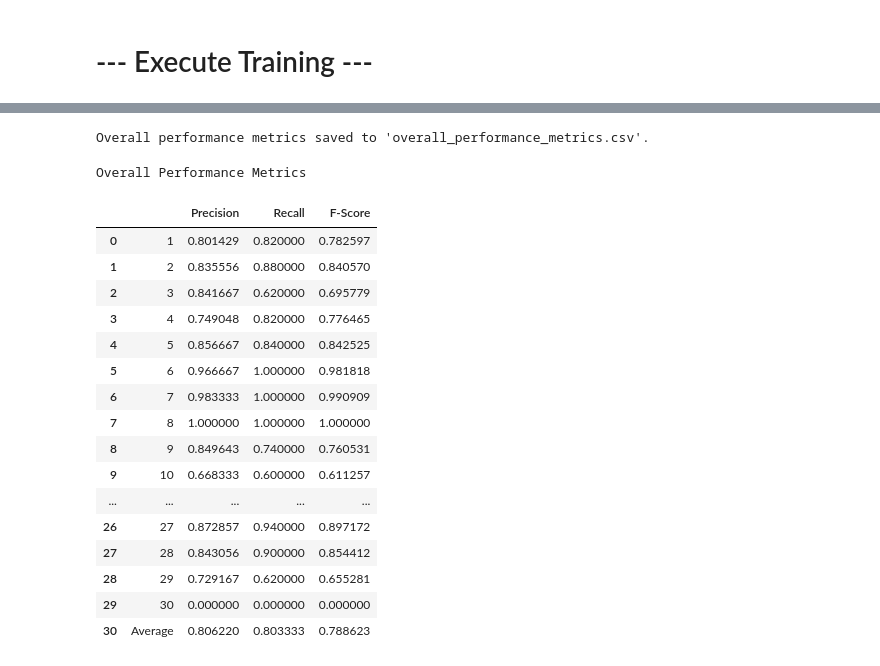
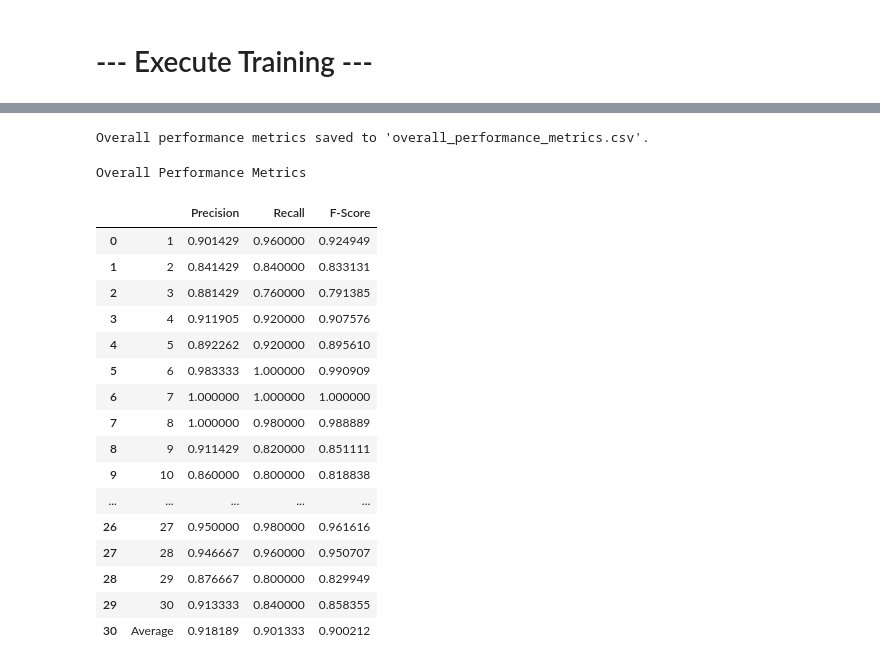
Before and after one commit to FEgebilge/SE4475-Text-Classification-for-Author-Identification, a Jupyter notebook: identification.ipynb, the cells around one changed output, grey strips where cells are left out. Saved outputs shown, nothing was run; the diff lists cells and outputs as text; code cells hidden in the pictures.

```diff
--- a/identification.ipynb
+++ b/identification.ipynb
@@ -369,45 +866,24 @@ def generate_overall_results(fold_metrics_dir, output_filename="overall_performa
-# %%
-
-def display_as_dataframe(aggregated_metrics):
-    """
-    Display the overall performance metrics as a clean DataFrame.
-
-    Args:
-        aggregated_metrics (pd.DataFrame): DataFrame containing overall performance metrics.
-    """
-    # Rename columns to match the teacher's format
-    aggregated_metrics = aggregated_metrics.rename(columns={"Class": " ", "Precision": "Precision", "Recall": "Recall", "F1-Score": "F-Score"})
-
-    # Display the DataFrame as is
-    display(aggregated_metrics.style.set_table_styles(
-        [{'selector': 'th', 'props': [('text-align', 'center'), ('font-weight', 'bold')]},
-         {'selector': 'td', 'props': [('text-align', 'center')]}]
-    ).set_caption("Overall Performance Metrics"))
-
-
-# Directory containing fold-level metrics
-fold_metrics_dir = "fold_metrics"
-
-overall_results = generate_overall_results(fold_metrics_dir, output_filename="overall_performance_metrics.csv")
-# Call the function to display
-display_as_dataframe(overall_results)
-# %% [output]
-Overall performance metrics saved to 'overall_performance_metrics.csv'.
-Overall Performance Metrics
-|  |  | Precision | Recall | F-Score |
-| 0 | 1 | 0.801429 | 0.820000 | 0.782597 |
-| 1 | 2 | 0.835556 | 0.880000 | 0.840570 |
-| 2 | 3 | 0.841667 | 0.620000 | 0.695779 |
-| 3 | 4 | 0.749048 | 0.820000 | 0.776465 |
-| 4 | 5 | 0.856667 | 0.840000 | 0.842525 |
-| 5 | 6 | 0.966667 | 1.000000 | 0.981818 |
-| 6 | 7 | 0.983333 | 1.000000 | 0.990909 |
-| 7 | 8 | 1.000000 | 1.000000 | 1.000000 |
-| 8 | 9 | 0.849643 | 0.740000 | 0.760531 |
-| 9 | 10 | 0.668333 | 0.600000 | 0.611257 |
-| ... | ... | ... | ... | ... |
-| 26 | 27 | 0.872857 | 0.940000 | 0.897172 |
-| 27 | 28 | 0.843056 | 0.900000 | 0.854412 |
-| 28 | 29 | 0.729167 | 0.620000 | 0.655281 |
-| 29 | 30 | 0.000000 | 0.000000 | 0.000000 |
-| 30 | Average | 0.806220 | 0.803333 | 0.788623 |
+# %%
+# Generate and display the final performance table as required
+overall_results = generate_overall_results("fold_metrics/dbmdz_bert-base-turkish-cased", output_filename="overall_performance_metrics.csv")
+display_as_dataframe(overall_results)
+# %% [output]
+Overall performance metrics saved to 'overall_performance_metrics.csv'.
+Overall Performance Metrics
+|  |  | Precision | Recall | F-Score |
+| 0 | 1 | 0.901429 | 0.960000 | 0.924949 |
+| 1 | 2 | 0.841429 | 0.840000 | 0.833131 |
+| 2 | 3 | 0.881429 | 0.760000 | 0.791385 |
+| 3 | 4 | 0.911905 | 0.920000 | 0.907576 |
+| 4 | 5 | 0.892262 | 0.920000 | 0.895610 |
+| 5 | 6 | 0.983333 | 1.000000 | 0.990909 |
+| 6 | 7 | 1.000000 | 1.000000 | 1.000000 |
+| 7 | 8 | 1.000000 | 0.980000 | 0.988889 |
+| 8 | 9 | 0.911429 | 0.820000 | 0.851111 |
+| 9 | 10 | 0.860000 | 0.800000 | 0.818838 |
+| ... | ... | ... | ... | ... |
+| 26 | 27 | 0.950000 | 0.980000 | 0.961616 |
+| 27 | 28 | 0.946667 | 0.960000 | 0.950707 |
+| 28 | 29 | 0.876667 | 0.800000 | 0.829949 |
+| 29 | 30 | 0.913333 | 0.840000 | 0.858355 |
+| 30 | Average | 0.918189 | 0.901333 | 0.900212 |
```
Also changed, not shown: parts of 20 cells of this notebook, 34 other files.
